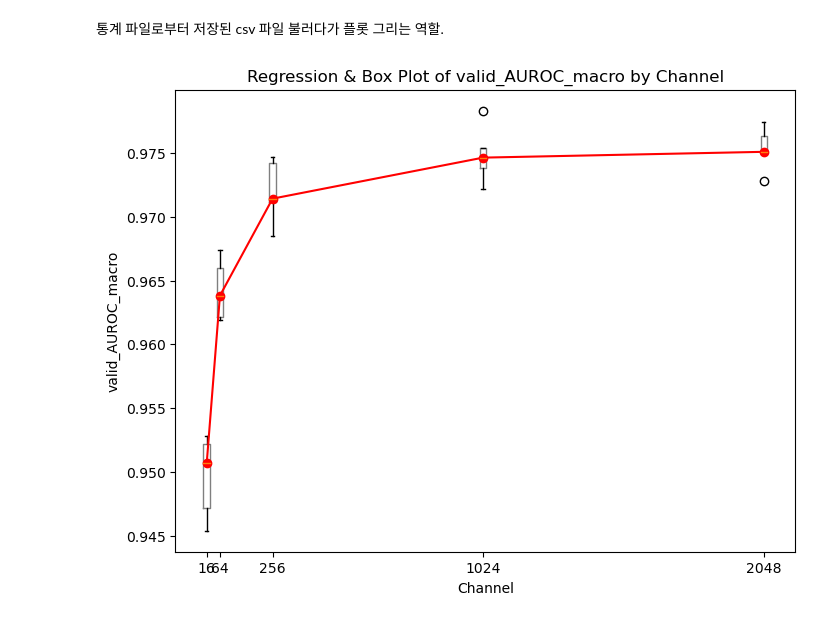
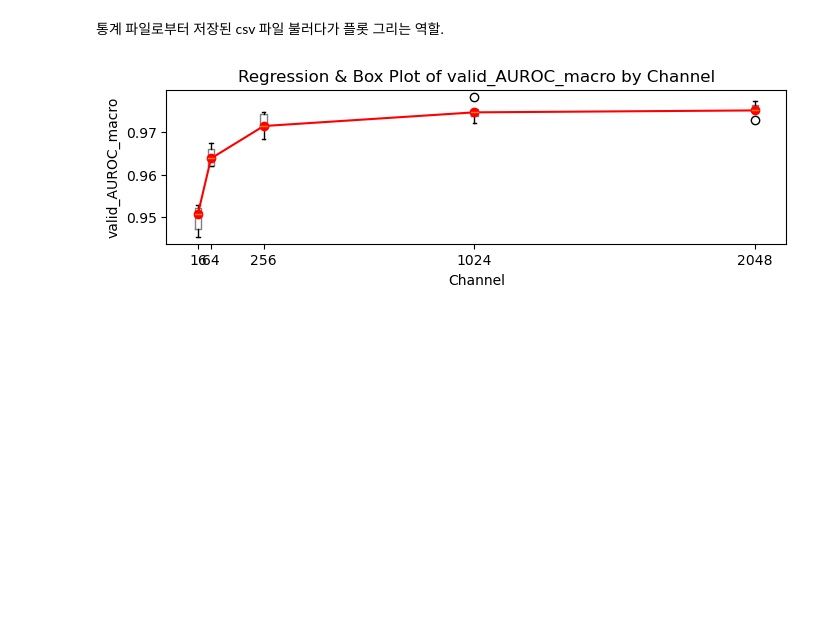
Before and after one commit to LeeHyunWon999/TP_encoding_SNN, a Jupyter notebook: new_server/ver6/statistics/expr_channel_size/seaborn_plot_channel_size_regplot.ipynb, the cells around one changed output. Cells and saved outputs as stored; diff of their text form; code cells hidden in the pictures; blank space fills up the shorter version.

```diff
--- a/new_server/ver6/statistics/expr_channel_size/seaborn_plot_channel_size_regplot.ipynb
+++ b/new_server/ver6/statistics/expr_channel_size/seaborn_plot_channel_size_regplot.ipynb
@@ -37,35 +37,35 @@ data['time_key'] = data['source_dir'].apply(extract_time_key)
 metrics = ["valid_AUROC_macro"]
 
 for metric in metrics:
-    plt.figure(figsize=(8, 6))
+    plt.figure(figsize=(8, 2))
 
     # x축의 실제 숫자값 순서대로 정렬
     unique_channels = sorted(data['channel'].unique())
 
     # 실제 숫자 위치에 박스플롯 그리기 (matplotlib 활용)
     boxplot_data = [data[data['channel'] == channel][metric] for channel in unique_channels]
 
     bp = plt.boxplot(
         boxplot_data,
         positions=unique_channels,
         widths=np.min(np.diff(unique_channels)) * 0.5,  # x 간격의 절반 너비
         boxprops=dict(alpha=0.5)
     )
 
     # 박스플롯의 중앙값 리스트 추출
     medians = [line.get_ydata()[0] for line in bp['medians']]  # 각 median 선의 y값 (중앙값)
 
     # 꺾은선그래프 (median 값 연결)
     plt.plot(unique_channels, medians, marker='o', linestyle='-', color='red', label='Median')
 
 
     plt.xlabel("Channel")
     plt.ylabel(metric)
     plt.title(f"Regression & Box Plot of {metric} by Channel")
 
     plt.savefig(savefile_name, format="pdf", bbox_inches="tight")
     plt.show()
 
 plt.close()
 # %% [output]
-[figure, old version]
+[figure, new version]
```
Also changed, not shown: 12 other files.
